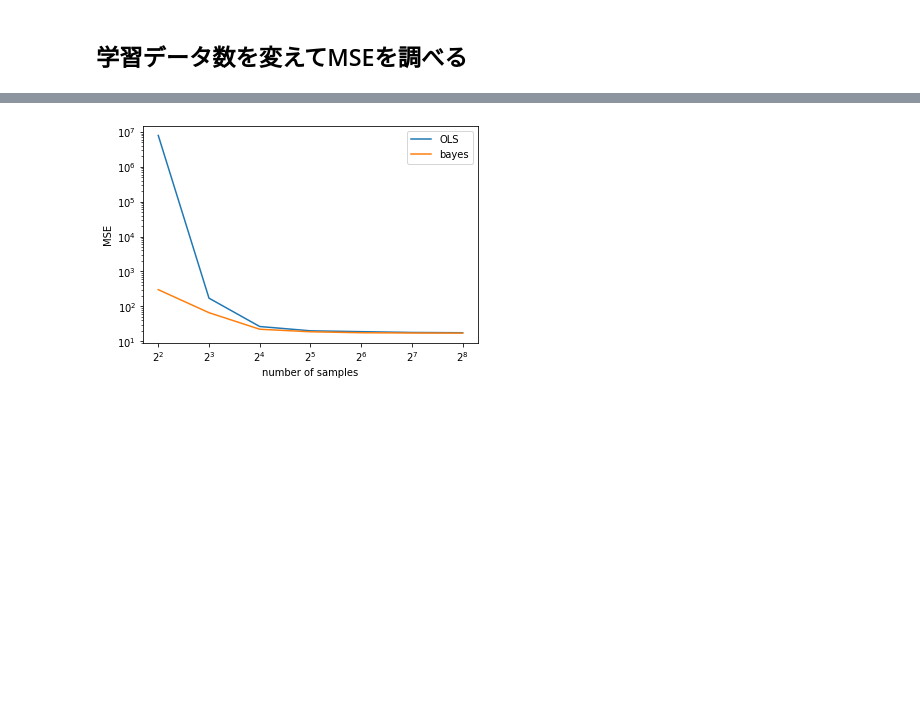
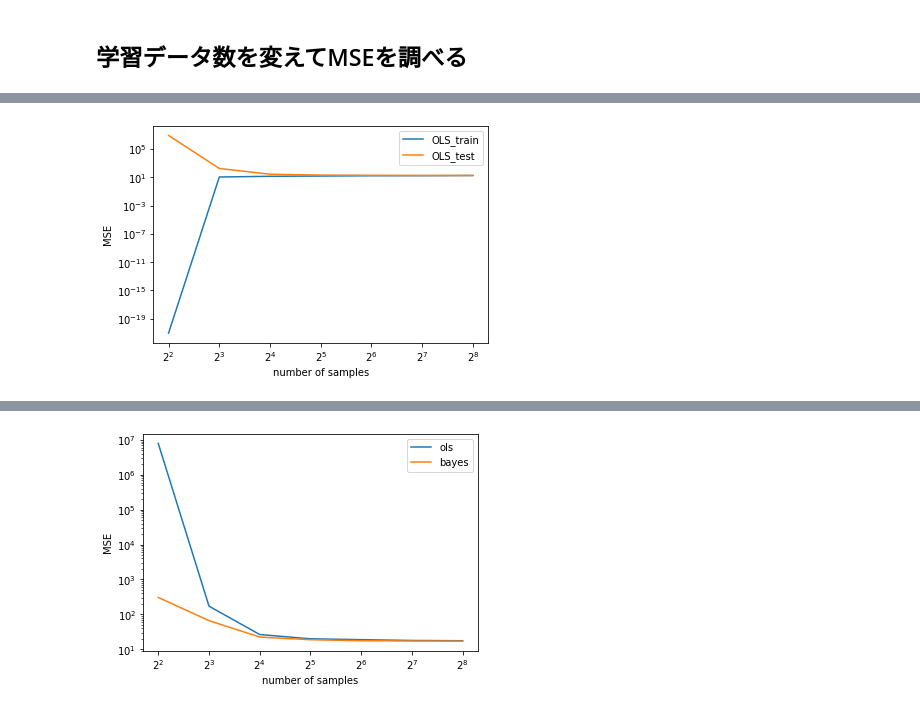
Before and after one commit to yoshi-chanaka/bayesian_regression, a Jupyter notebook: program.ipynb, the cells around one changed output, grey strips where cells are left out. Cells and saved outputs as stored; diff of their text form; code cells hidden in the pictures; blank space fills up the shorter version.

```diff
--- a/program.ipynb
+++ b/program.ipynb
@@ -264,0 +299,15 @@ clear_output()
+# %%
+fig, ax = plt.subplots()
+
+ax.plot(n_samples, mse_history['ols']['train'], label='OLS_train')
+ax.plot(n_samples, mse_history['ols']['test'], label='OLS_test')
+
+ax.set_xlabel('number of samples')
+ax.set_ylabel('MSE')
+ax.set_xscale('log', basex=2)
+ax.set_yscale('log', basey=10)
+plt.legend()
+plt.savefig('figures/mse_ols.jpg')
+plt.show()
+# %% [output]
+[figure, added]
```
Also changed, not shown: parts of 9 cells of this notebook, 16 other files.
